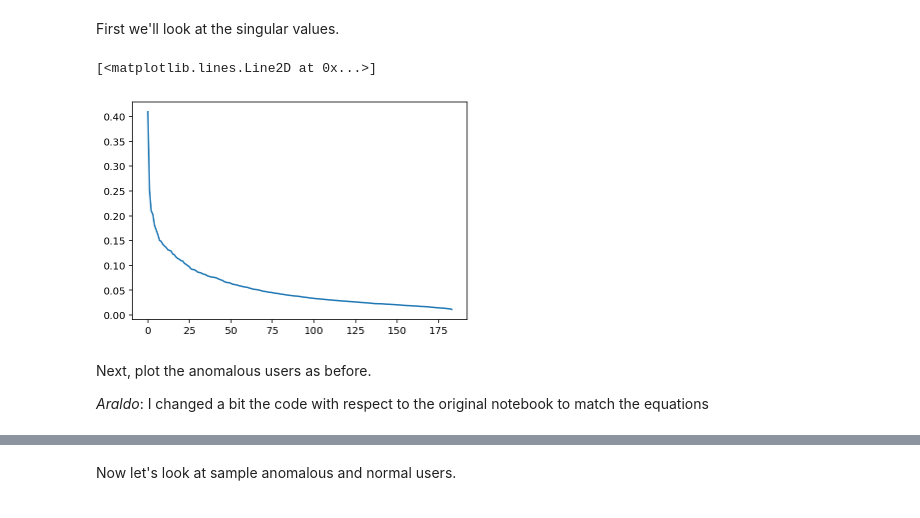
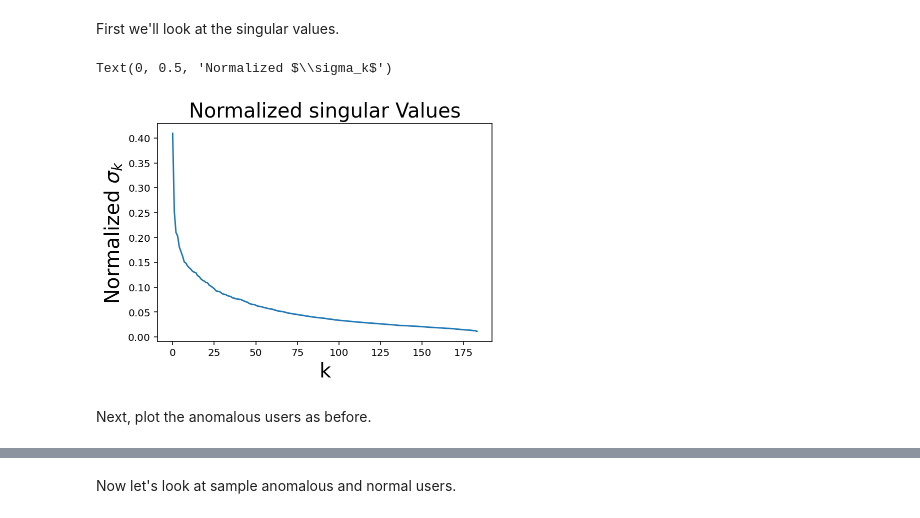
Before and after one commit to andreaaraldo/mining-low-dim-network-data, a Jupyter notebook: BarcelonaCourse.ipynb, the cells around one changed output, grey strips where cells are left out. Saved outputs shown, nothing was run; the diff lists cells and outputs as text; code cells hidden in the pictures.

```diff
--- a/BarcelonaCourse.ipynb
+++ b/BarcelonaCourse.ipynb
@@ -470,15 +469,17 @@ First we'll look at the singular values.
 # %%
 data = np.loadtxt('data/social/data/temporal_data.txt')
 FBTemporal = data[:,1:]
 FBTnorm = np.linalg.norm(FBTemporal,axis=1,ord=1)
-u,s,vt = np.linalg.svd(FBTemporal,full_matrices=False)
-plt.plot(s/np.linalg.norm(FBTemporal))
+U,Sigma,Vt = np.linalg.svd(FBTemporal,full_matrices=False)
+
+### Plotting
+plt.plot(Sigma/np.linalg.norm(FBTemporal))
+plt.title('Normalized singular Values', size=20)
+plt.xlabel('k', size=20)
+plt.ylabel(r'Normalized $\sigma_k$', size=20)
 # %% [output]
-[<matplotlib.lines.Line2D at 0x...>]
+Text(0, 0.5, 'Normalized $\\sigma_k$')
-[figure, old version]
+[figure, new version]
 # %% [markdown]
 Next, plot the anomalous users as before.
-
-*Araldo*: I changed a bit the code with respect to the original notebook to match the
-equations
 # %%
```
Also changed, not shown: parts of 13 cells of this notebook.
